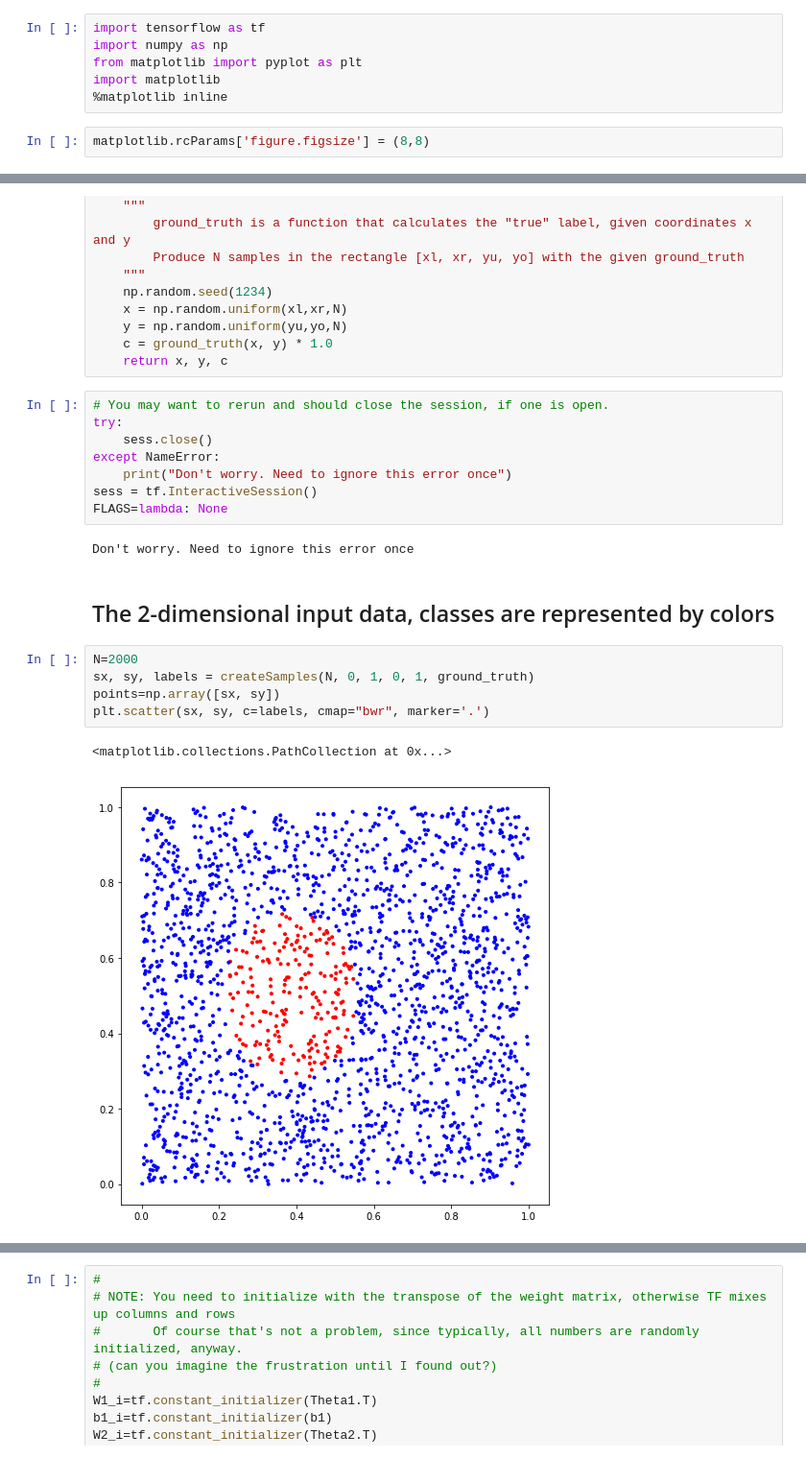
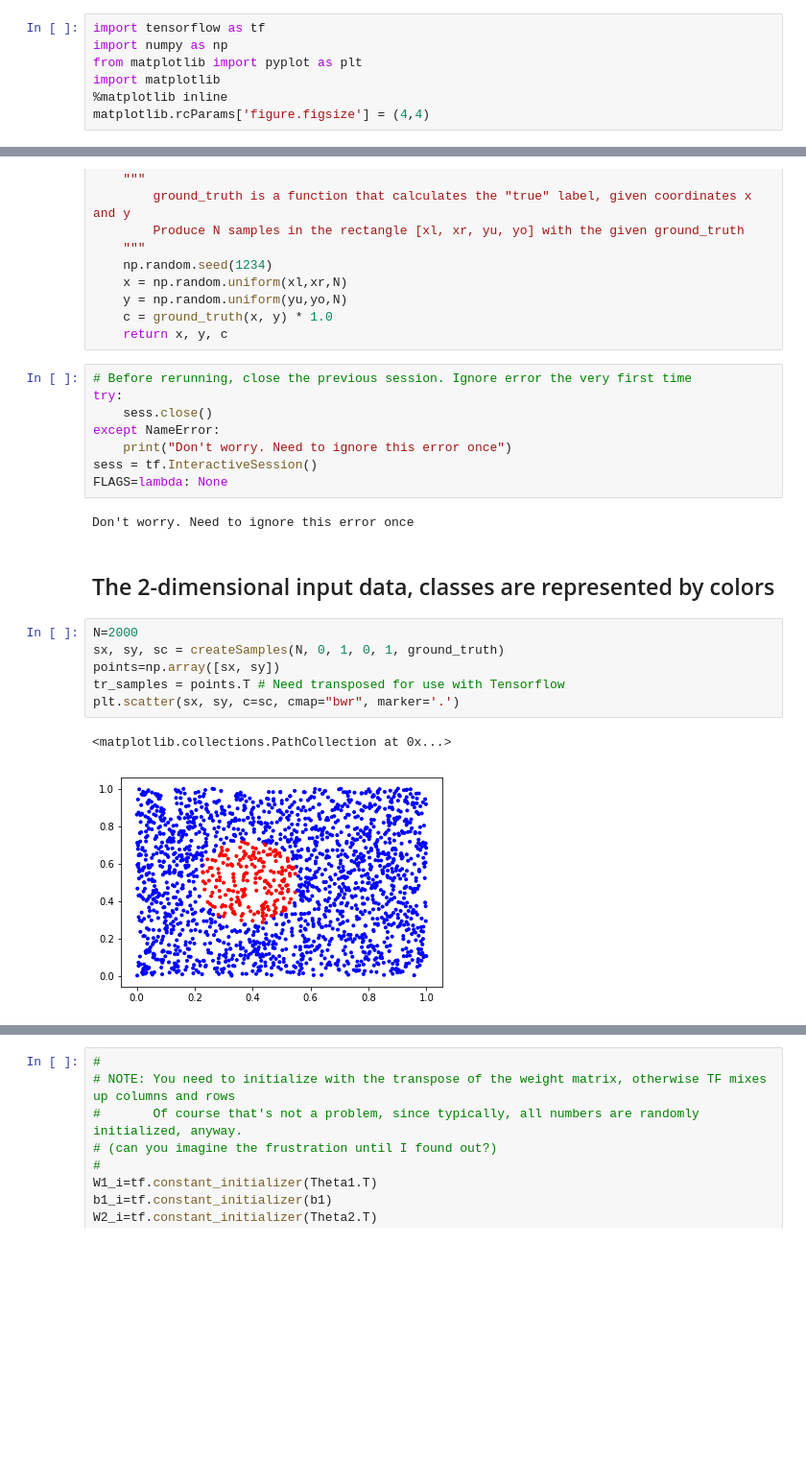
Before and after one commit to smurve/experiments, a Jupyter notebook: experiments/mnist_sota/neural_network.ipynb, the cells around one changed output, grey strips where cells are left out. Shown: that part at 96% size. Saved outputs shown, nothing was run; the diff lists cells and outputs as text; blank space fills up the shorter version.

```diff
--- a/experiments/mnist_sota/neural_network.ipynb
+++ b/experiments/mnist_sota/neural_network.ipynb
@@ -4,5 +6,4 @@ import numpy as np
 from matplotlib import pyplot as plt
 import matplotlib
 %matplotlib inline
+matplotlib.rcParams['figure.figsize'] = (4,4)
-# %%
-matplotlib.rcParams['figure.figsize'] = (8,8)
@@ -21,7 +24,7 @@ def createSamples(N, xl, xr, yu, yo, ground_truth):
     c = ground_truth(x, y) * 1.0
     return x, y, c
 # %%
-# You may want to rerun and should close the session, if one is open.
+# Before rerunning, close the previous session. Ignore error the very first time
 try:
     sess.close()
 except NameError:
@@ -34,11 +37,12 @@ Don't worry. Need to ignore this error once
 ## The 2-dimensional input data, classes are represented by colors
 # %%
 N=2000
-sx, sy, labels = createSamples(N, 0, 1, 0, 1, ground_truth)
+sx, sy, sc = createSamples(N, 0, 1, 0, 1, ground_truth)
 points=np.array([sx, sy])
-plt.scatter(sx, sy, c=labels, cmap="bwr", marker='.')
+tr_samples = points.T # Need transposed for use with Tensorflow
+plt.scatter(sx, sy, c=sc, cmap="bwr", marker='.')
 # %% [output]
 <matplotlib.collections.PathCollection at 0x...>
-[figure, old version]
+[figure, new version]
 # %% [markdown]
 ### The Neural Network
```
Also changed, not shown: parts of 19 cells of this notebook, 1 other file.
